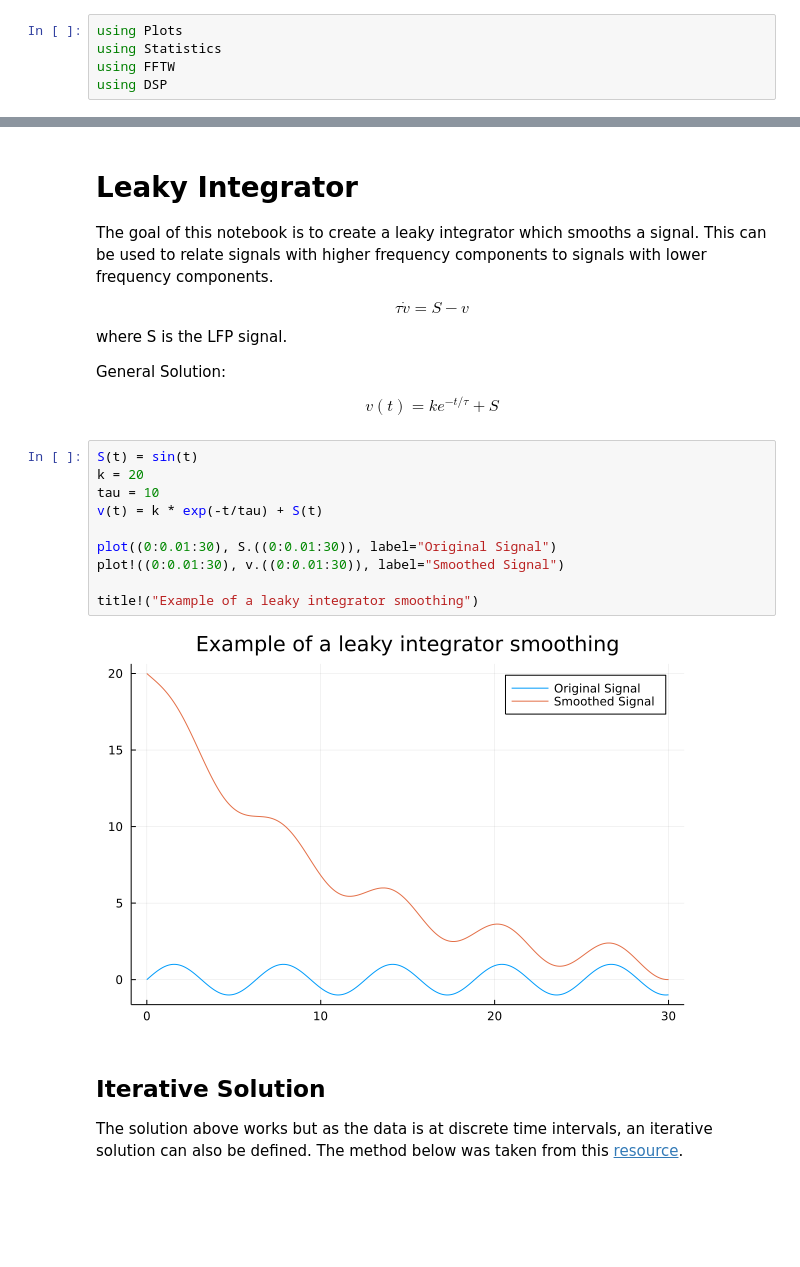
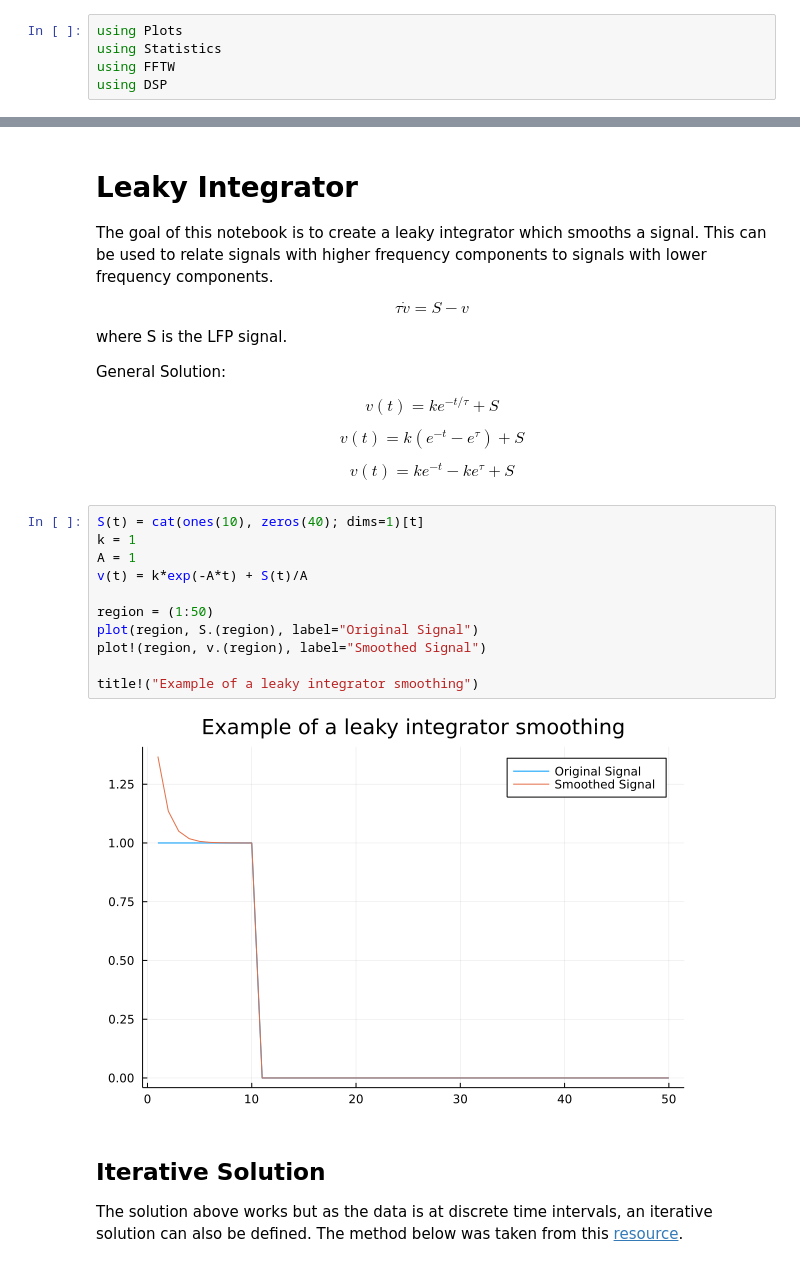
Before and after one commit to alexelwood14/O2-LFP-modelling, a Jupyter notebook: src/notebooks/leaky-integrator.ipynb, the cells around one changed output, grey strips where cells are left out. Drawn from its saved outputs; the diff is of its cells as text; blank space fills up the shorter version.

```diff
--- a/src/notebooks/leaky-integrator.ipynb
+++ b/src/notebooks/leaky-integrator.ipynb
@@ -15,18 +25,23 @@ where S is the LFP signal.
 General Solution:
 
 $$v(t) = ke^{-t/\tau}+S$$
+
+$$v(t) = k(e^{-t}-e^{\tau})+S$$
+
+$$v(t) = ke^{-t} - ke^{\tau}+S$$
 # %%
-S(t) = sin(t)
-k = 20
-tau = 10
-v(t) = k * exp(-t/tau) + S(t)
+S(t) = cat(ones(10), zeros(40); dims=1)[t]
+k = 1
+A = 1
+v(t) = k*exp(-A*t) + S(t)/A
 
-plot((0:0.01:30), S.((0:0.01:30)), label="Original Signal")
-plot!((0:0.01:30), v.((0:0.01:30)), label="Smoothed Signal")
+region = (1:50)
+plot(region, S.(region), label="Original Signal")
+plot!(region, v.(region), label="Smoothed Signal")
 
 title!("Example of a leaky integrator smoothing")
 # %% [output]
-[figure, old version]
+[figure, new version]
 # %% [markdown]
 ## Iterative Solution
 
```
Also changed, not shown: parts of 2 cells of this notebook.
